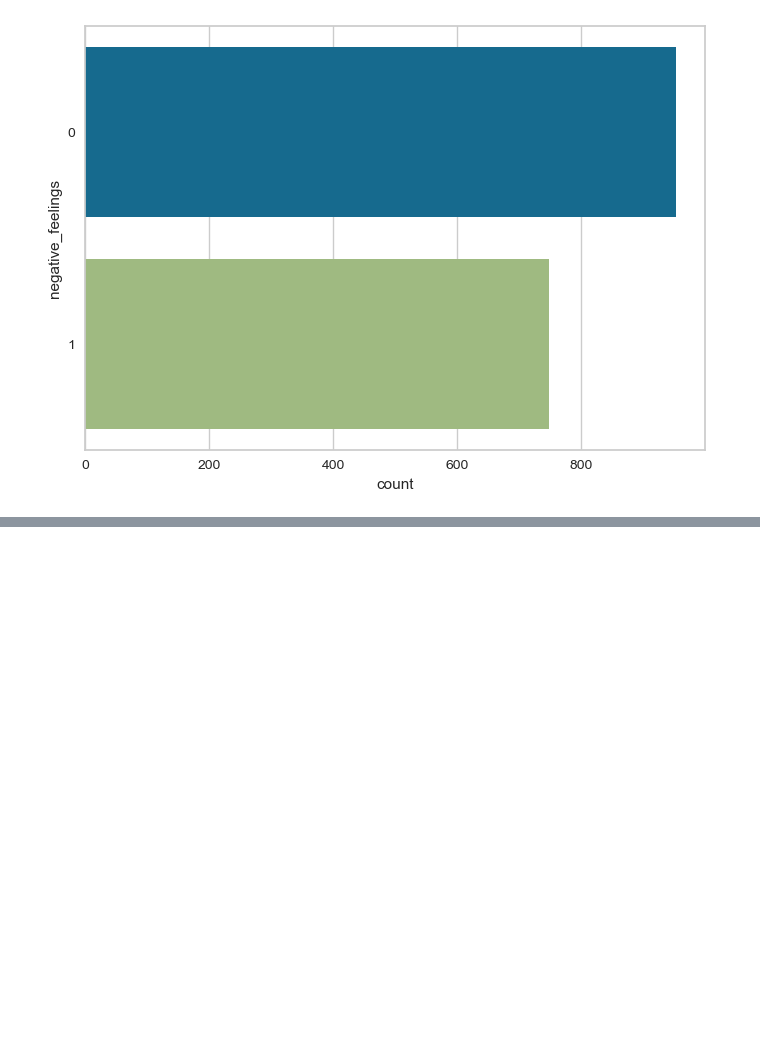
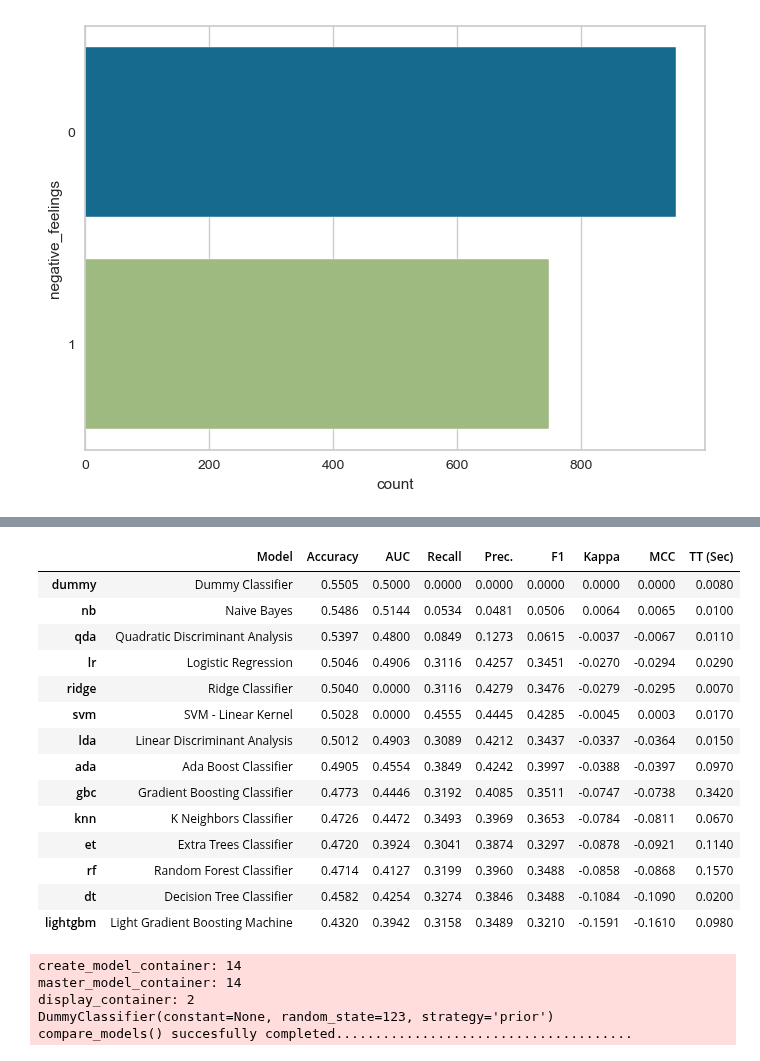
Before and after one commit to kcristinaa/RAIS-miniproject, a Jupyter notebook: predict_semas_pycaret_runs.ipynb, the cells around one changed output, grey strips where cells are left out. Drawn from its saved outputs; the diff is of its cells as text; code cells hidden in the pictures; blank space fills up the shorter version.

```diff
--- a/predict_semas_pycaret_runs.ipynb
+++ b/predict_semas_pycaret_runs.ipynb
@@ -261,0 +305,23 @@ ValueError: y contains previously unseen labels: '0'
+# %%
+best=compare_models()
+# %% [output]
+|  | Model | Accuracy | AUC | Recall | Prec. | F1 | Kappa | MCC | TT (Sec) |
+| dummy | Dummy Classifier | 0.5505 | 0.5000 | 0.0000 | 0.0000 | 0.0000 | 0.0000 | 0.0000 | 0.0080 |
+| nb | Naive Bayes | 0.5486 | 0.5144 | 0.0534 | 0.0481 | 0.0506 | 0.0064 | 0.0065 | 0.0100 |
+| qda | Quadratic Discriminant Analysis | 0.5397 | 0.4800 | 0.0849 | 0.1273 | 0.0615 | -0.0037 | -0.0067 | 0.0110 |
+| lr | Logistic Regression | 0.5046 | 0.4906 | 0.3116 | 0.4257 | 0.3451 | -0.0270 | -0.0294 | 0.0290 |
+| ridge | Ridge Classifier | 0.5040 | 0.0000 | 0.3116 | 0.4279 | 0.3476 | -0.0279 | -0.0295 | 0.0070 |
+| svm | SVM - Linear Kernel | 0.5028 | 0.0000 | 0.4555 | 0.4445 | 0.4285 | -0.0045 | 0.0003 | 0.0170 |
+| lda | Linear Discriminant Analysis | 0.5012 | 0.4903 | 0.3089 | 0.4212 | 0.3437 | -0.0337 | -0.0364 | 0.0150 |
+| ada | Ada Boost Classifier | 0.4905 | 0.4554 | 0.3849 | 0.4242 | 0.3997 | -0.0388 | -0.0397 | 0.0970 |
+| gbc | Gradient Boosting Classifier | 0.4773 | 0.4446 | 0.3192 | 0.4085 | 0.3511 | -0.0747 | -0.0738 | 0.3420 |
+| knn | K Neighbors Classifier | 0.4726 | 0.4472 | 0.3493 | 0.3969 | 0.3653 | -0.0784 | -0.0811 | 0.0670 |
+| et | Extra Trees Classifier | 0.4720 | 0.3924 | 0.3041 | 0.3874 | 0.3297 | -0.0878 | -0.0921 | 0.1140 |
+| rf | Random Forest Classifier | 0.4714 | 0.4127 | 0.3199 | 0.3960 | 0.3488 | -0.0858 | -0.0868 | 0.1570 |
+| dt | Decision Tree Classifier | 0.4582 | 0.4254 | 0.3274 | 0.3846 | 0.3488 | -0.1084 | -0.1090 | 0.0200 |
+| lightgbm | Light Gradient Boosting Machine | 0.4320 | 0.3942 | 0.3158 | 0.3489 | 0.3210 | -0.1591 | -0.1610 | 0.0980 |
+create_model_container: 14
+master_model_container: 14
+display_container: 2
+DummyClassifier(constant=None, random_state=123, strategy='prior')
+compare_models() succesfully completed......................................
```
Also changed, not shown: parts of 22 cells of this notebook.
